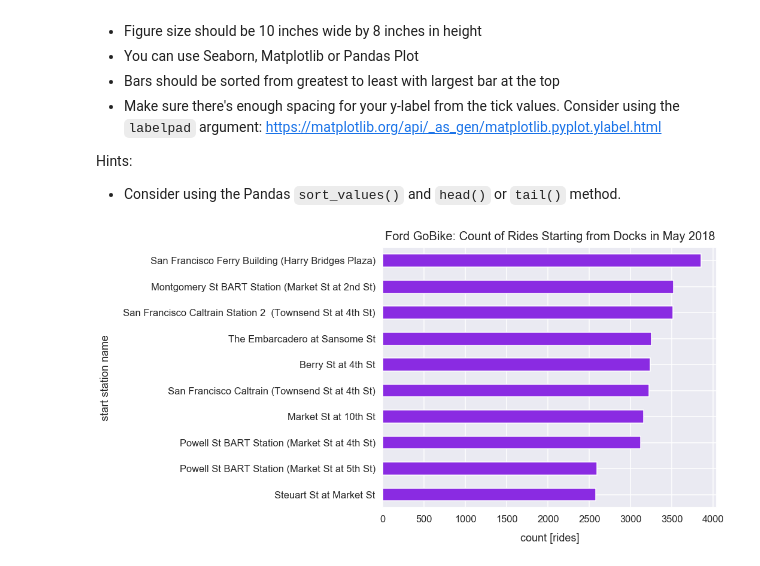
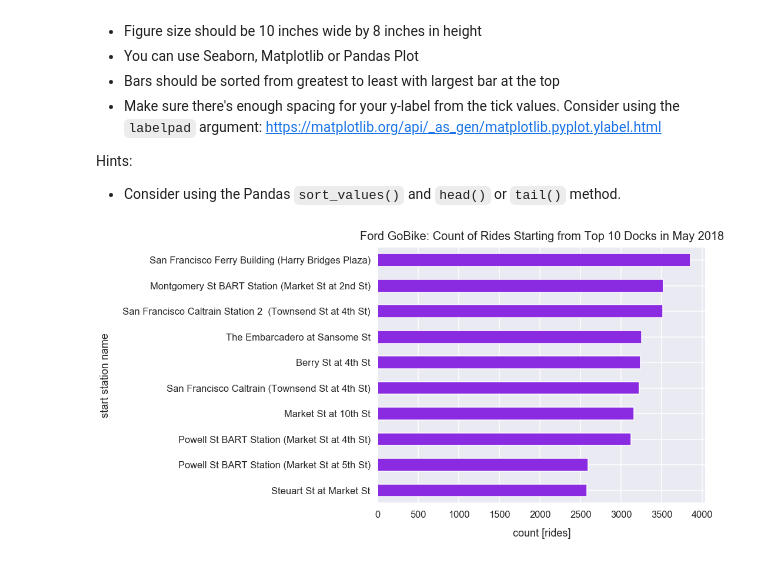
Before and after one commit to frieds/msis_2629_exercises, a Jupyter notebook: in_class_learning_exercises/learning_excercise_2_answers.ipynb, the cells around one changed output. Cells and saved outputs as stored; diff of their text form; code cells hidden in the pictures.

Commit message:
new title for final graph

```diff
--- a/in_class_learning_exercises/learning_excercise_2_answers.ipynb
+++ b/in_class_learning_exercises/learning_excercise_2_answers.ipynb
@@ -154,9 +154,9 @@ Hints:
 # %%
 df.groupby('start_station_name').size().sort_values(ascending=True).tail(10).plot(kind='barh',
                                                                                   color='blueviolet',
                                                                                   figsize=(10, 8))
 plt.xlabel("count [rides]", labelpad=15)
 plt.ylabel("start station name", labelpad=20)
-plt.title("Ford GoBike: Count of Rides Starting from Docks in May 2018", y=1.015, fontsize=20);
+plt.title("Ford GoBike: Count of Rides Starting from Top 10 Docks in May 2018", y=1.015, fontsize=20);
 # %% [output]
-[figure, old version]
+[figure, new version]
```
Also changed, not shown: parts of 2 cells of this notebook.
